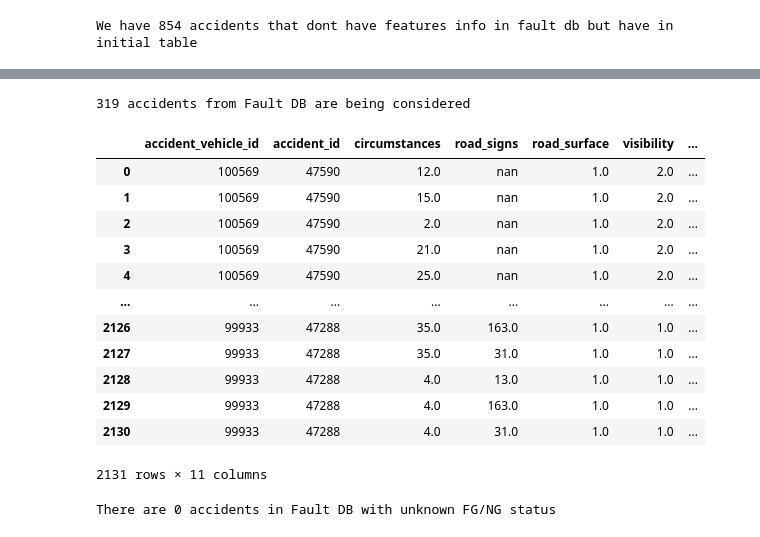
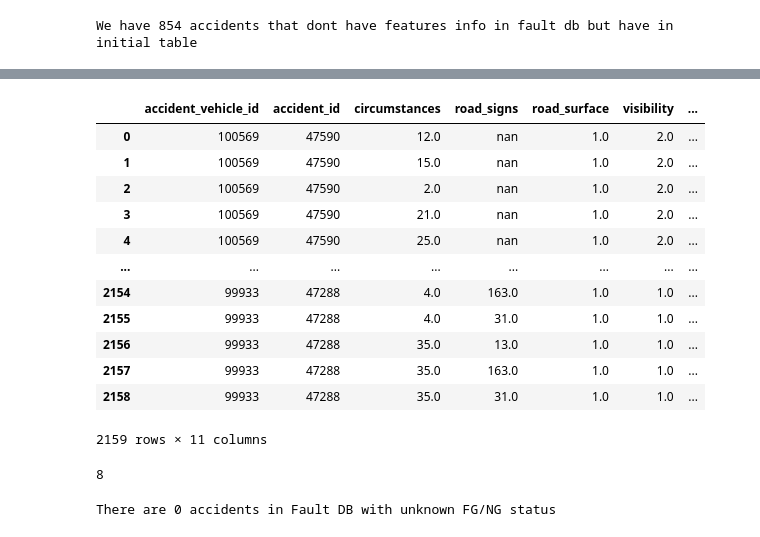
Before and after one commit to LilithSarg/vehicle_fault_identification, a Jupyter notebook: notebooks/3_Data_Prep.ipynb, the cells around one changed output, grey strips where cells are left out. Drawn from its saved outputs; the diff is of its cells as text; code cells hidden in the pictures.

Commit message:
new data + tuning done

```diff
--- a/notebooks/3_Data_Prep.ipynb
+++ b/notebooks/3_Data_Prep.ipynb
@@ -30,7 +33,7 @@ print(f"N accidents after filtering: {df_fil.accident_id.nunique()}")
 Data shape: (18444, 11)
 N accidents after filtering: 4217
 # %%
-df_fau = pd.read_excel('../data/raw/fault with param.xlsx')
+df_fau = pd.read_excel('../data/raw/fault with param.xlsx', engine='openpyxl')
 print(f"Data shape: {df_fau.shape}")
 print(f"N accidents after in Fault DB: {df_fau.accident_id.nunique()}")
 # %% [output]
@@ -140,41 +172,43 @@ len(nan_features_accidents)
 # %%
-# I'm filterinf out those accidnets
+# I'm filtering out those accidnets
 
-df_fau = df_fau[~df_fau.accident_id.isin(nan_features_accidents)]
+df_fau_wf = df_fau[~df_fau.accident_id.isin(nan_features_accidents)]
 
-print(f"{df_fau.accident_id.nunique()} accidents from Fault DB are being considered")
+print(f"{df_fau_wf.accident_id.nunique()} accidents from Fault DB are being considered")
-# %% [output]
-319 accidents from Fault DB are being considered
 # %%
 # getting the last fg-ng status per vehicle from fault db
 
-df_fau_p = df_fau.pivot_table(['case',
+df_fau_p = df_fau_wf.pivot_table(['case',
                                 ], ['accident_vehicle_id', 'accident_id', 'circumstances',
                                 'road_signs',
                                 'road_surface',
                                 'visibility',
                                 'road_conditions'], 'type', aggfunc='first').reset_index()
 df_fau_p.columns = df_fau_p.columns.map(''.join)
 df_fau_p.caseFA = df_fau_p.caseFA.fillna(df_fau_p.caseFP)
 df_fau_p.caseFS = df_fau_p.caseFS.fillna(df_fau_p.caseFA)
 
 df_fau_p['fd_decision'] = df_fau_p.caseFS
 
 df_fau_p
 # %% [output]
 |  | accident_vehicle_id | accident_id | circumstances | road_signs | road_surface | visibility | ... |
 | 0 | 100569 | 47590 | 12.0 | nan | 1.0 | 2.0 | ... |
 | 1 | 100569 | 47590 | 15.0 | nan | 1.0 | 2.0 | ... |
 | 2 | 100569 | 47590 | 2.0 | nan | 1.0 | 2.0 | ... |
 | 3 | 100569 | 47590 | 21.0 | nan | 1.0 | 2.0 | ... |
 | 4 | 100569 | 47590 | 25.0 | nan | 1.0 | 2.0 | ... |
 | ... | ... | ... | ... | ... | ... | ... | ... |
-| 2126 | 99933 | 47288 | 35.0 | 163.0 | 1.0 | 1.0 | ... |
-| 2127 | 99933 | 47288 | 35.0 | 31.0 | 1.0 | 1.0 | ... |
-| 2128 | 99933 | 47288 | 4.0 | 13.0 | 1.0 | 1.0 | ... |
-| 2129 | 99933 | 47288 | 4.0 | 163.0 | 1.0 | 1.0 | ... |
-| 2130 | 99933 | 47288 | 4.0 | 31.0 | 1.0 | 1.0 | ... |
+| 2154 | 99933 | 47288 | 4.0 | 163.0 | 1.0 | 1.0 | ... |
+| 2155 | 99933 | 47288 | 4.0 | 31.0 | 1.0 | 1.0 | ... |
+| 2156 | 99933 | 47288 | 35.0 | 13.0 | 1.0 | 1.0 | ... |
+| 2157 | 99933 | 47288 | 35.0 | 163.0 | 1.0 | 1.0 | ... |
+| 2158 | 99933 | 47288 | 35.0 | 31.0 | 1.0 | 1.0 | ... |
-2131 rows × 11 columns
+2159 rows × 11 columns
+# %%
+df_fau_p[df_fau_p.accident_id.isin(nan_features_accidents)].accident_id.nunique()
+# %% [output]
+8
 # %%
 print(f"There are {df_fau_p[pd.isna(df_fau_p.caseFS)].accident_id.nunique()} accidents in Fault DB with unknown FG/NG status")
 # %% [output]
```
Also changed, not shown: parts of 5 cells of this notebook, 4 other files.
